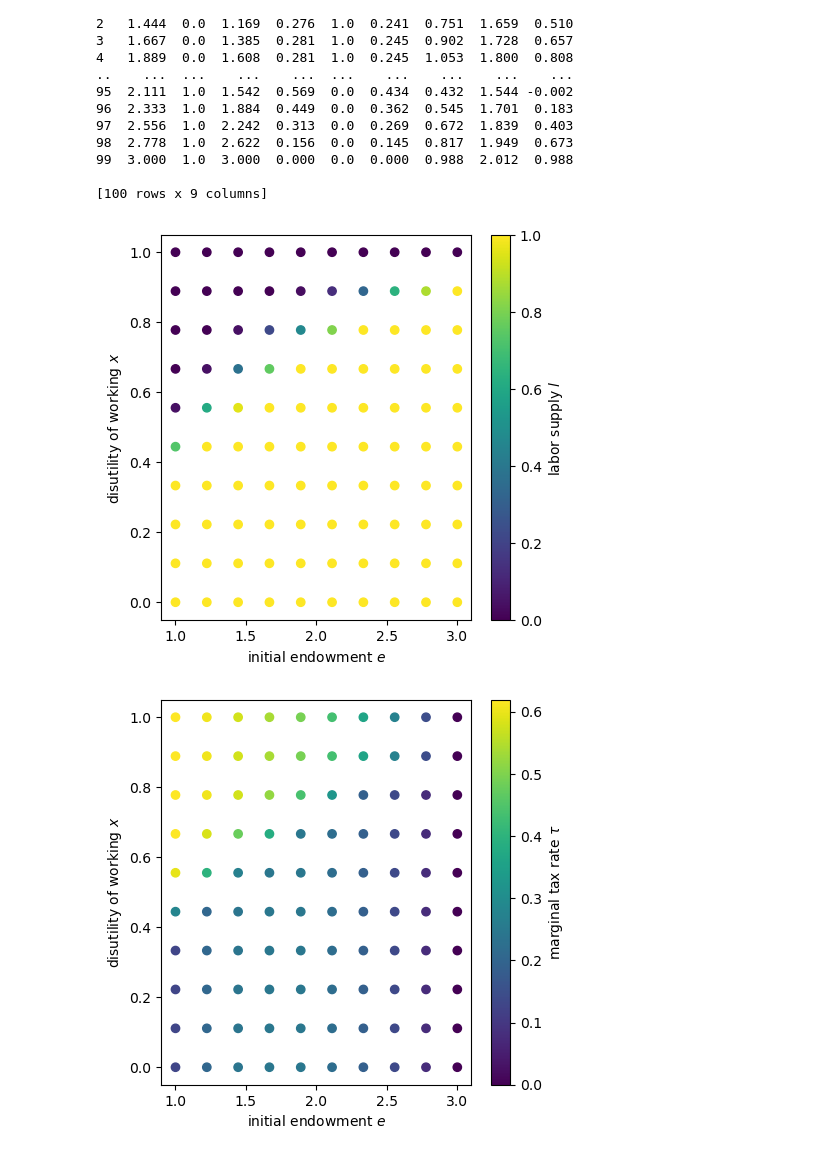
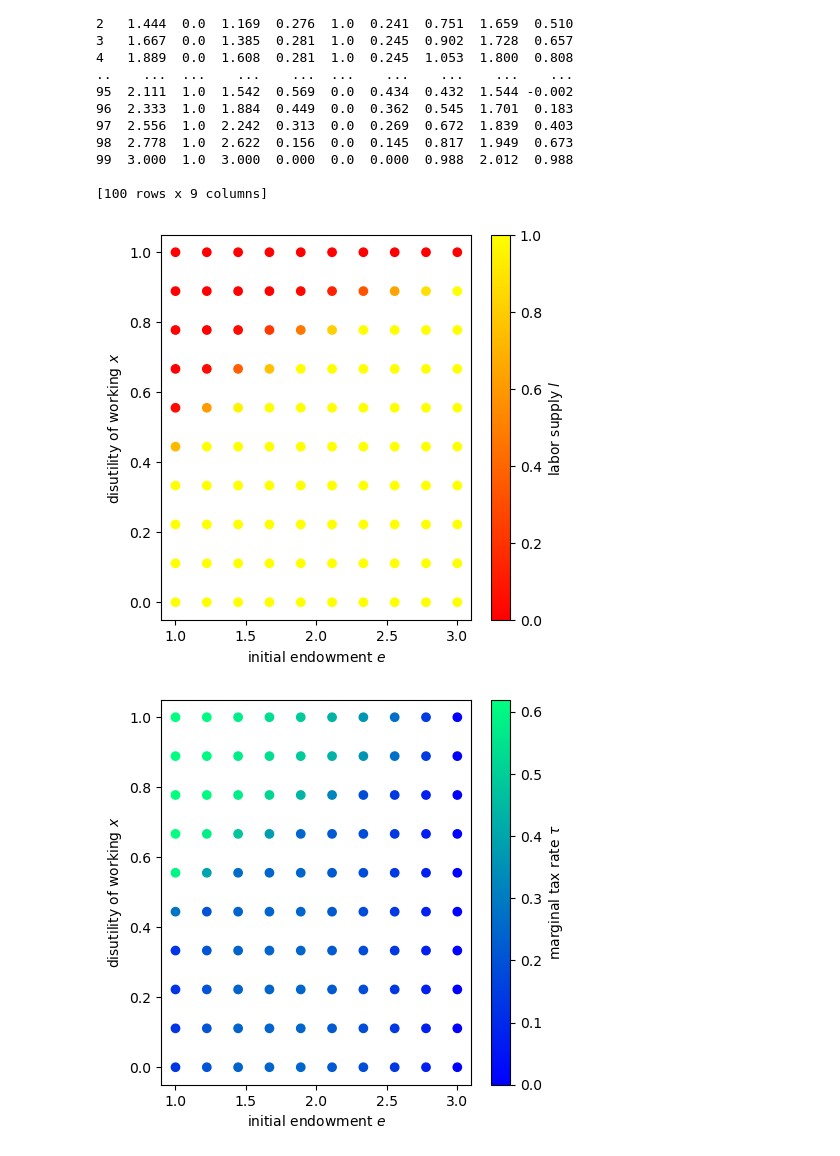
Before and after one commit to x-dupuis/screening-algo, a Jupyter notebook: examples/taxation.ipynb, the cells around one changed output. Saved outputs shown, nothing was run; the diff lists cells and outputs as text; code cells hidden in the pictures.

```diff
--- a/examples/taxation.ipynb
+++ b/examples/taxation.ipynb
@@ -84,8 +84,8 @@ model.output(path='results/'+model.id)
 
 [100 rows x 9 columns]
 # %%
-model.display(model.y[N:], label=r'labor supply $l$', path='results/'+model.id+'_labor') #aspect='equal'
-model.display(model.tau, label=r'marginal tax rate $\tau$', path='results/'+model.id+'_tau')
+model.display(model.y[N:], label=r'labor supply $l$', cmap='autumn') #, path='results/'+model.id+'_labor') #aspect='equal'
+model.display(model.tau, label=r'marginal tax rate $\tau$', cmap='winter') #, path='results/'+model.id+'_tau')
 # %% [output]
-[figure, old version]
+[figure, new version]
-[figure, old version]
+[figure, new version]
```
Also changed, not shown: parts of 3 cells of this notebook, 4 other files.
